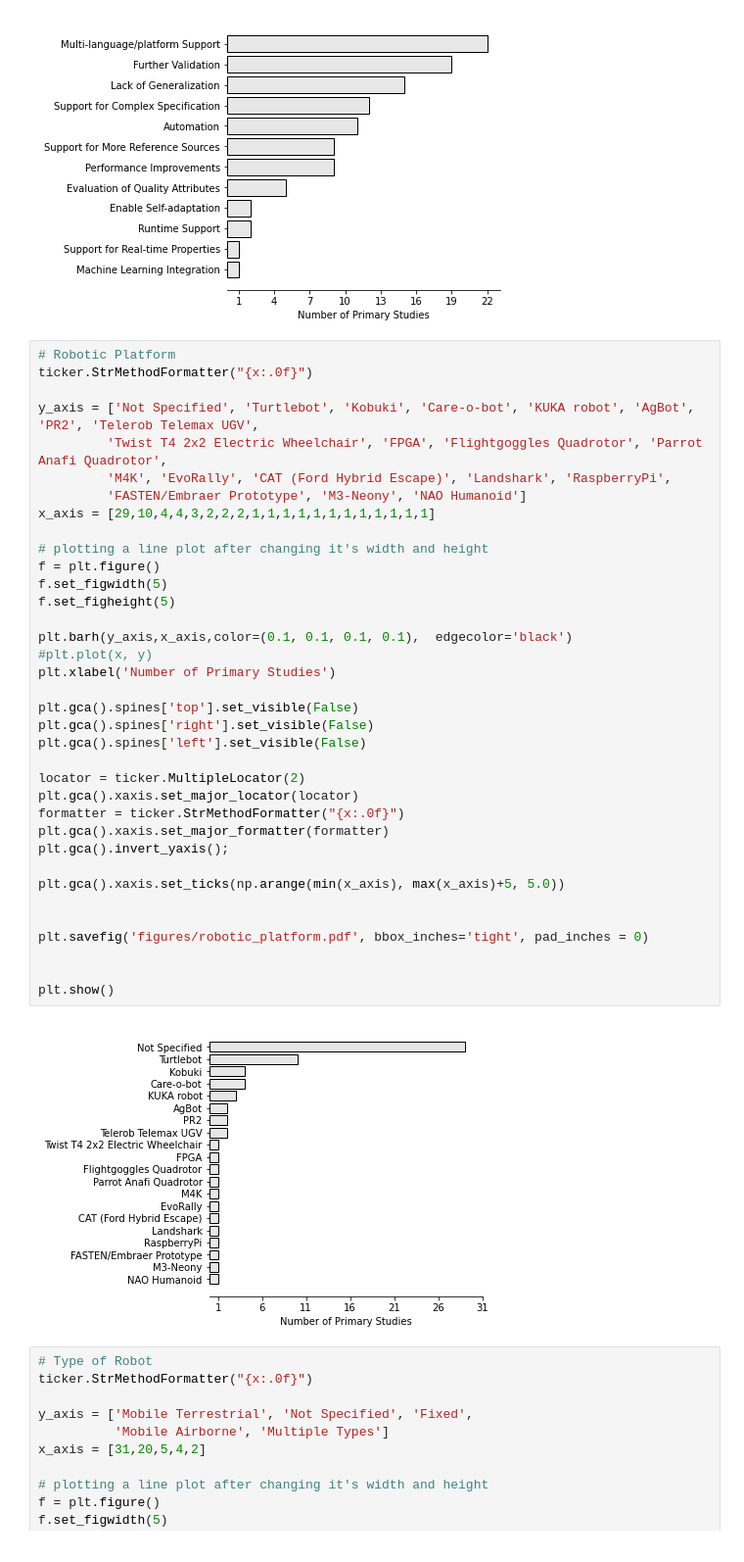
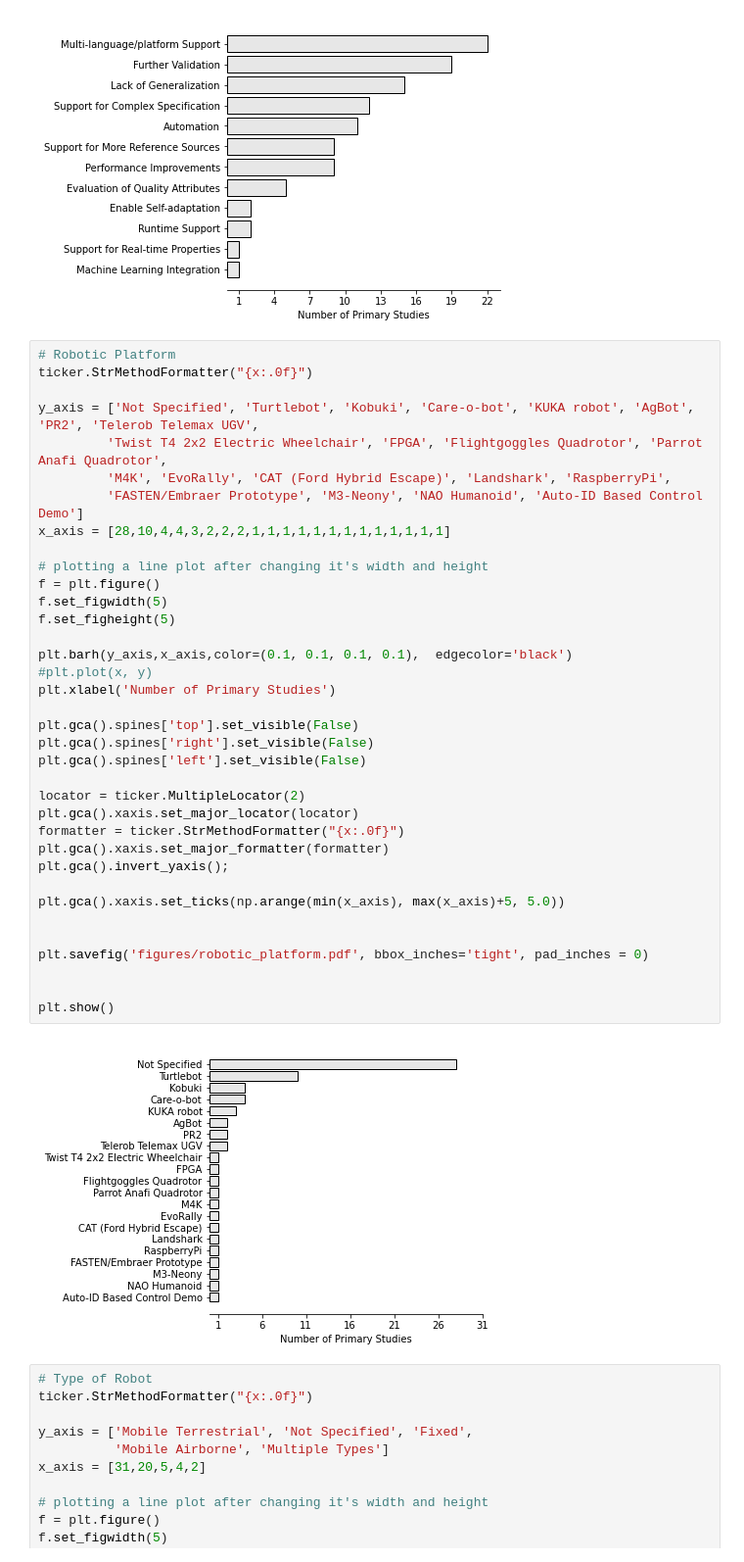
Before and after one commit to S2-group/SLR-2021, a Jupyter notebook: data_analysis/new_graphs_v2.ipynb, the cells around one changed output. Shown: that part at 98% size. Cells and saved outputs as stored; diff of their text form.

```diff
--- a/data_analysis/new_graphs_v2.ipynb
+++ b/data_analysis/new_graphs_v2.ipynb
@@ -271,37 +271,37 @@ ticker.StrMethodFormatter("{x:.0f}")
 y_axis = ['Not Specified', 'Turtlebot', 'Kobuki', 'Care-o-bot', 'KUKA robot', 'AgBot', 'PR2', 'Telerob Telemax UGV',
          'Twist T4 2x2 Electric Wheelchair', 'FPGA', 'Flightgoggles Quadrotor', 'Parrot Anafi Quadrotor',
          'M4K', 'EvoRally', 'CAT (Ford Hybrid Escape)', 'Landshark', 'RaspberryPi',
-         'FASTEN/Embraer Prototype', 'M3-Neony', 'NAO Humanoid']
-x_axis = [29,10,4,4,3,2,2,2,1,1,1,1,1,1,1,1,1,1,1,1]
+         'FASTEN/Embraer Prototype', 'M3-Neony', 'NAO Humanoid', 'Auto-ID Based Control Demo']
+x_axis = [28,10,4,4,3,2,2,2,1,1,1,1,1,1,1,1,1,1,1,1,1]
 
 # plotting a line plot after changing it's width and height
 f = plt.figure()
 f.set_figwidth(5)
 f.set_figheight(5)
 
 plt.barh(y_axis,x_axis,color=(0.1, 0.1, 0.1, 0.1),  edgecolor='black')
 #plt.plot(x, y)
 plt.xlabel('Number of Primary Studies')
 
 plt.gca().spines['top'].set_visible(False)
 plt.gca().spines['right'].set_visible(False)
 plt.gca().spines['left'].set_visible(False)
 
 locator = ticker.MultipleLocator(2)
 plt.gca().xaxis.set_major_locator(locator)
 formatter = ticker.StrMethodFormatter("{x:.0f}")
 plt.gca().xaxis.set_major_formatter(formatter)
 plt.gca().invert_yaxis();
 
 plt.gca().xaxis.set_ticks(np.arange(min(x_axis), max(x_axis)+5, 5.0))
 
 
 plt.savefig('figures/robotic_platform.pdf', bbox_inches='tight', pad_inches = 0)
 
 
 plt.show()
 # %% [output]
-[figure, old version]
+[figure, new version]
 # %%
 # Type of Robot
 ticker.StrMethodFormatter("{x:.0f}")
```
Also changed, not shown: parts of 1 cell of this notebook, 7 other files.
